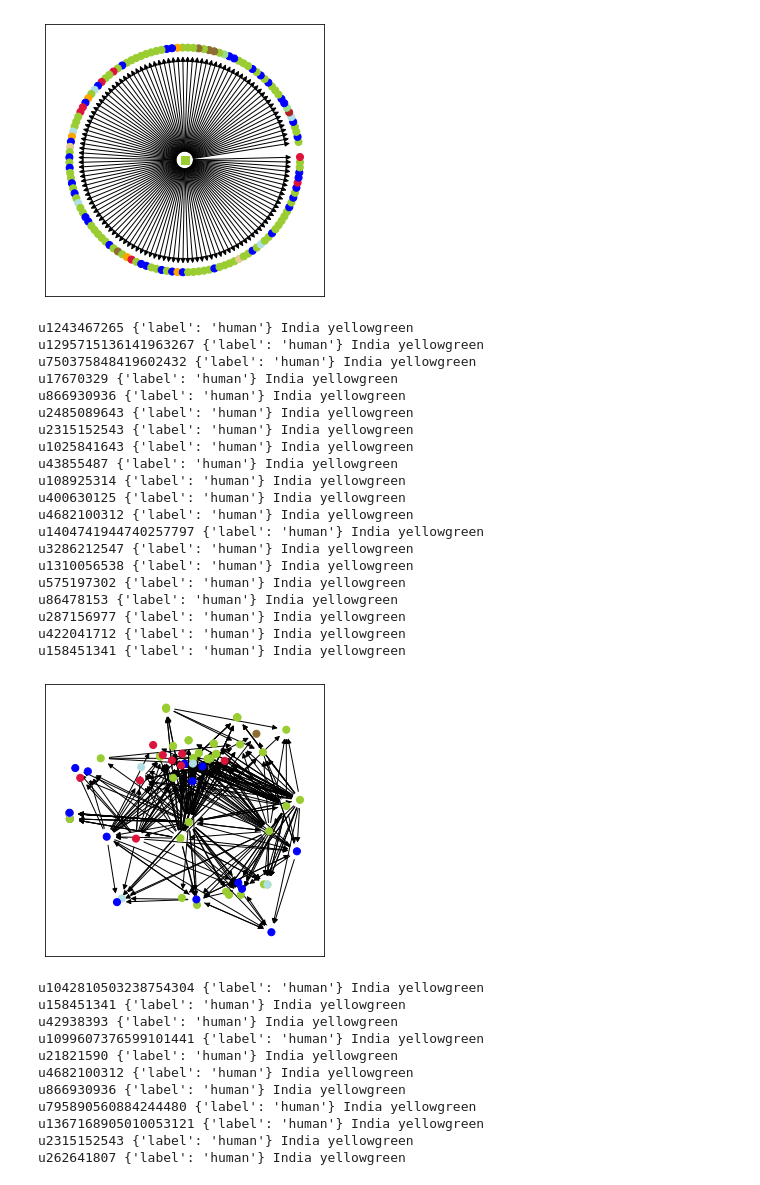
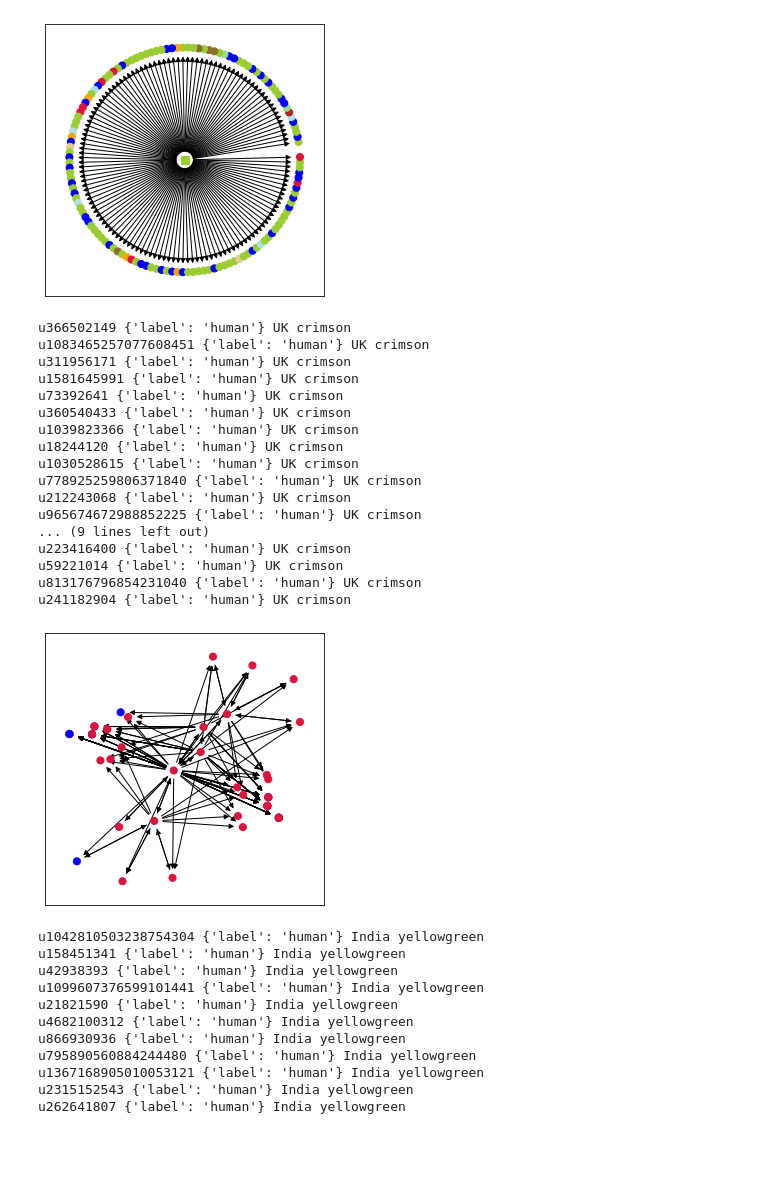
Before and after one commit to ZaccWu/botImpact, a Jupyter notebook: Dataset/twi22/dp22_twi22vis_homo.ipynb, the cells around one changed output. Cells and saved outputs as stored; diff of their text form; code cells hidden in the pictures; blank space fills up the shorter version.

```diff
--- a/Dataset/twi22/dp22_twi22vis_homo.ipynb
+++ b/Dataset/twi22/dp22_twi22vis_homo.ipynb
@@ -227,39 +227,36 @@ for node, data in G_check.nodes(data=True):
     location = df.loc[node]['location_map1']
     mark = data['label']
     degree = G_check.degree(node)
-    if (mark=='bot') or (location!='India') or degree<30:
+    if (mark=='bot') or (location!='UK') or degree<30:
         continue
-    if i>20:
+    if i>25:
         print(node, data, location, color_map[location])
     i+=1
-    if i>40:
+    if i>50:
         break
 # %% [output]
-u1243467265 {'label': 'human'} India yellowgreen
-u1295715136141963267 {'label': 'human'} India yellowgreen
-u750375848419602432 {'label': 'human'} India yellowgreen
-u17670329 {'label': 'human'} India yellowgreen
-u866930936 {'label': 'human'} India yellowgreen
-u2485089643 {'label': 'human'} India yellowgreen
-u2315152543 {'label': 'human'} India yellowgreen
-u1025841643 {'label': 'human'} India yellowgreen
-u43855487 {'label': 'human'} India yellowgreen
-u108925314 {'label': 'human'} India yellowgreen
-u400630125 {'label': 'human'} India yellowgreen
-u4682100312 {'label': 'human'} India yellowgreen
-u1404741944740257797 {'label': 'human'} India yellowgreen
-u3286212547 {'label': 'human'} India yellowgreen
-u1310056538 {'label': 'human'} India yellowgreen
-u575197302 {'label': 'human'} India yellowgreen
-u86478153 {'label': 'human'} India yellowgreen
-u287156977 {'label': 'human'} India yellowgreen
-u422041712 {'label': 'human'} India yellowgreen
-u158451341 {'label': 'human'} India yellowgreen
+u366502149 {'label': 'human'} UK crimson
+u1083465257077608451 {'label': 'human'} UK crimson
+u311956171 {'label': 'human'} UK crimson
+u1581645991 {'label': 'human'} UK crimson
+u73392641 {'label': 'human'} UK crimson
+u360540433 {'label': 'human'} UK crimson
+u1039823366 {'label': 'human'} UK crimson
+u18244120 {'label': 'human'} UK crimson
+u1030528615 {'label': 'human'} UK crimson
+u778925259806371840 {'label': 'human'} UK crimson
+u212243068 {'label': 'human'} UK crimson
+u965674672988852225 {'label': 'human'} UK crimson
+... (9 lines left out)
+u223416400 {'label': 'human'} UK crimson
+u59221014 {'label': 'human'} UK crimson
+u813176796854231040 {'label': 'human'} UK crimson
+u241182904 {'label': 'human'} UK crimson
 # %%
-check_node_id = 'u287156977'
-draw_graph(check_node_id, G_check, is_save=False, file_path='img/HfH_India_'+check_node_id+'.png')
+check_node_id = 'u2924437942'
+draw_graph(check_node_id, G_check, is_save=True, file_path='img/HfH_UK_'+check_node_id+'.png')
 # %% [output]
-[figure, old version]
+[figure, new version]
 # %%
 # Human follow bot
 G_check = G_HfollowingB
```
Also changed, not shown: parts of 2 cells of this notebook, 1 other file.
